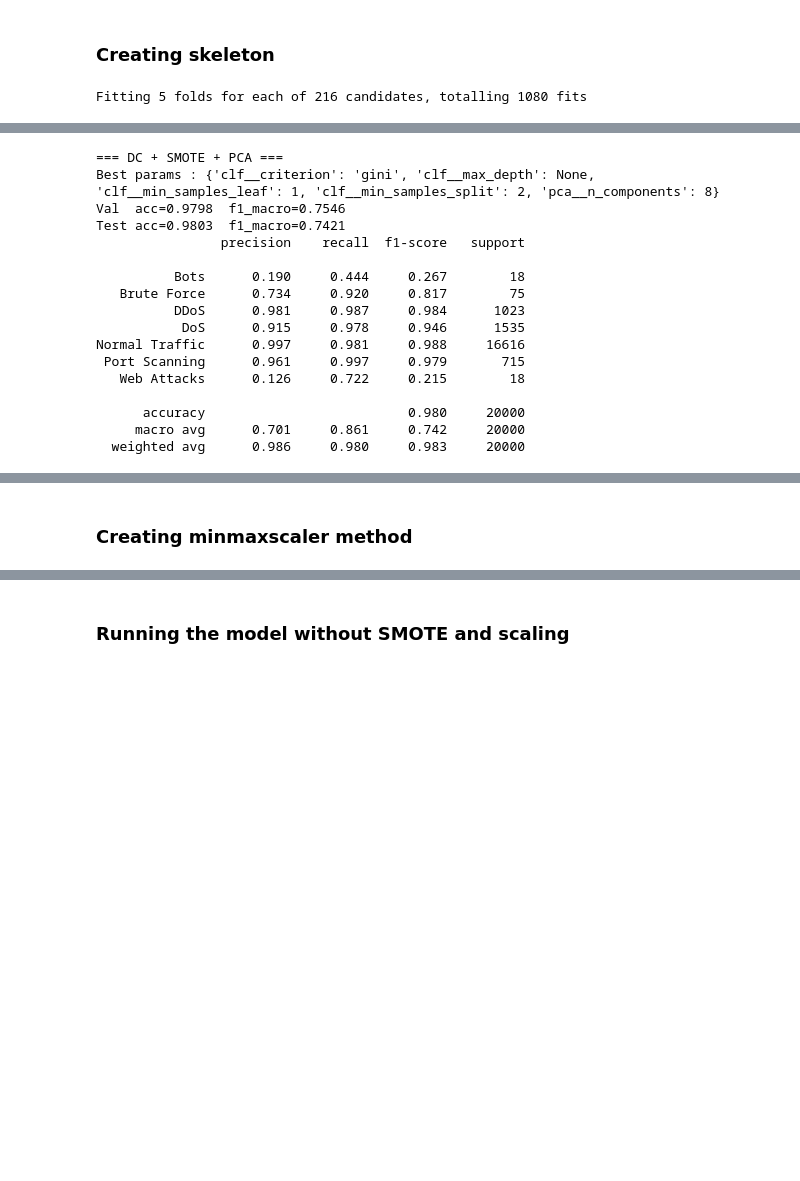
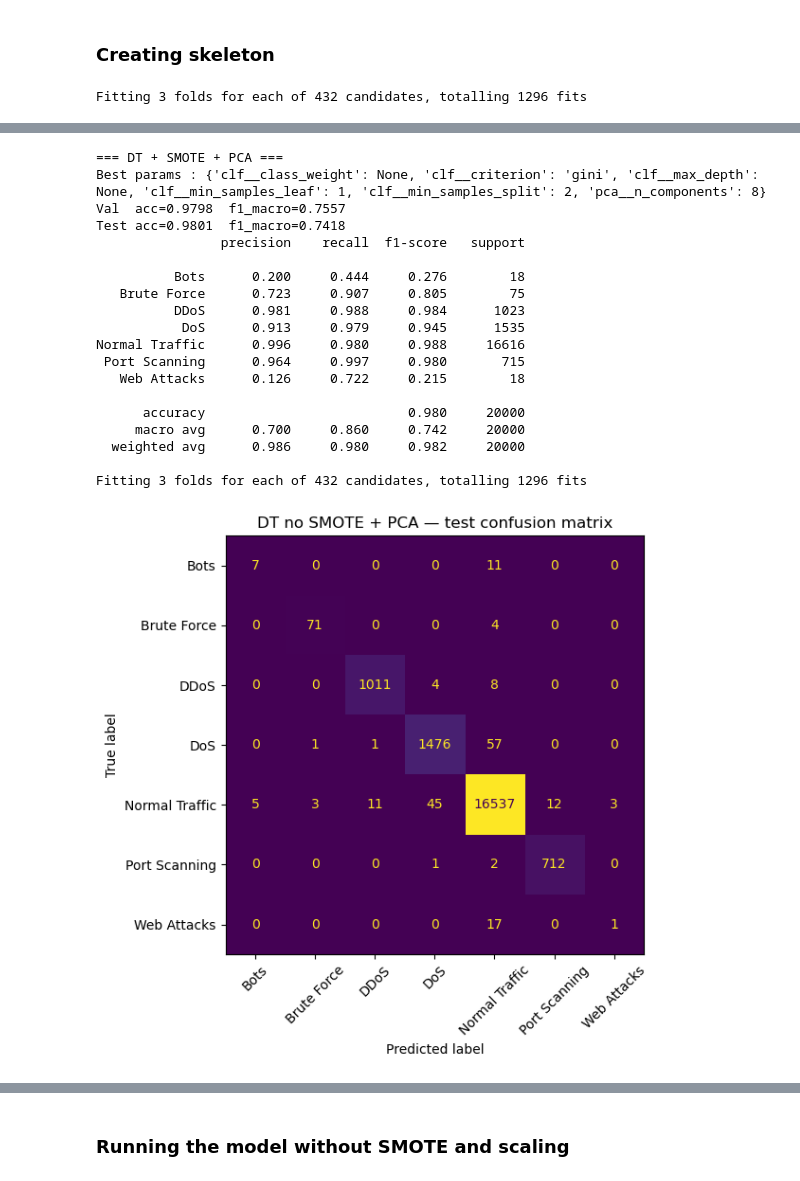
Before and after one commit to LottaSofiaK/AppliedMachineLearningGroup22, a Jupyter notebook: Marjaana_Decision_tree.ipynb, the cells around one changed output, grey strips where cells are left out. Drawn from its saved outputs; the diff is of its cells as text; code cells hidden in the pictures; blank space fills up the shorter version.

Commit message:
Decision Tree updates

```diff
--- a/Marjaana_Decision_tree.ipynb
+++ b/Marjaana_Decision_tree.ipynb
@@ -74,7 +72,7 @@ X_train_sel = X_train[FEATURES]
 X_val_sel   = X_val[FEATURES]
 X_test_sel  = X_test[FEATURES]
 
-CV_FOLDS = 5
+CV_FOLDS = 3
 SCORING  = "f1_macro"
 N_JOBS   = -1
 
@@ -125,34 +123,43 @@ def run_experiment(clf, params_grid, label, use_smote=True, use_pca=True, use_sc
 all_results = []
 # %%
 dt_grid = {
-    "pca__n_components": [4, 6, 8],
-    "clf__criterion": ["gini", "entropy"],
-    "clf__max_depth": [None, 10, 20, 30],
+    "pca__n_components":      [4, 6, 8],
+    "clf__criterion":         ["gini", "entropy"],
+    "clf__max_depth":         [None, 10, 20, 30],
     "clf__min_samples_split": [2, 5, 10],
-    "clf__min_samples_leaf": [1, 2, 4],
-    }
+    "clf__min_samples_leaf":  [1, 2, 4],
+    "clf__class_weight":      [None, "balanced"],
+}
 
 all_results.append(
-    run_experiment(DecisionTreeClassifier(), dt_grid, use_pca=True, use_smote=True,
-                   label="DC + SMOTE + PCA")
+    run_experiment(DecisionTreeClassifier(random_state=42), dt_grid,
+                   label="DT + SMOTE + PCA", use_pca=True, use_smote=True)
 )
+
+all_results.append(
+    run_experiment(DecisionTreeClassifier(random_state=42), dt_grid,
+                   label="DT no SMOTE + PCA", use_pca=True, use_smote=False)
+)
 # %% [output]
-Fitting 5 folds for each of 216 candidates, totalling 1080 fits
+Fitting 3 folds for each of 432 candidates, totalling 1296 fits
 [figure]
-=== DC + SMOTE + PCA ===
-Best params : {'clf__criterion': 'gini', 'clf__max_depth': None, 'clf__min_samples_leaf': 1, 'clf__min_samples_split': 2, 'pca__n_components': 8}
-Val  acc=0.9798  f1_macro=0.7546
-Test acc=0.9803  f1_macro=0.7421
+=== DT + SMOTE + PCA ===
+Best params : {'clf__class_weight': None, 'clf__criterion': 'gini', 'clf__max_depth': None, 'clf__min_samples_leaf': 1, 'clf__min_samples_split': 2, 'pca__n_components': 8}
+Val  acc=0.9798  f1_macro=0.7557
+Test acc=0.9801  f1_macro=0.7418
                 precision    recall  f1-score   support
 
-          Bots      0.190     0.444     0.267        18
-   Brute Force      0.734     0.920     0.817        75
-          DDoS      0.981     0.987     0.984      1023
-           DoS      0.915     0.978     0.946      1535
-Normal Traffic      0.997     0.981     0.988     16616
- Port Scanning      0.961     0.997     0.979       715
+          Bots      0.200     0.444     0.276        18
+   Brute Force      0.723     0.907     0.805        75
+          DDoS      0.981     0.988     0.984      1023
+           DoS      0.913     0.979     0.945      1535
+Normal Traffic      0.996     0.980     0.988     16616
+ Port Scanning      0.964     0.997     0.980       715
    Web Attacks      0.126     0.722     0.215        18
 
       accuracy                          0.980     20000
-     macro avg      0.701     0.861     0.742     20000
-  weighted avg      0.986     0.980     0.983     20000
+     macro avg      0.700     0.860     0.742     20000
+  weighted avg      0.986     0.980     0.982     20000
+
+Fitting 3 folds for each of 432 candidates, totalling 1296 fits
+[figure, added]
@@ -159,2 +182,0 @@ Normal Traffic      0.997     0.981     0.988     16616
-# %% [markdown]
-### Creating minmaxscaler method
```
Also changed, not shown: parts of 16 cells of this notebook.
